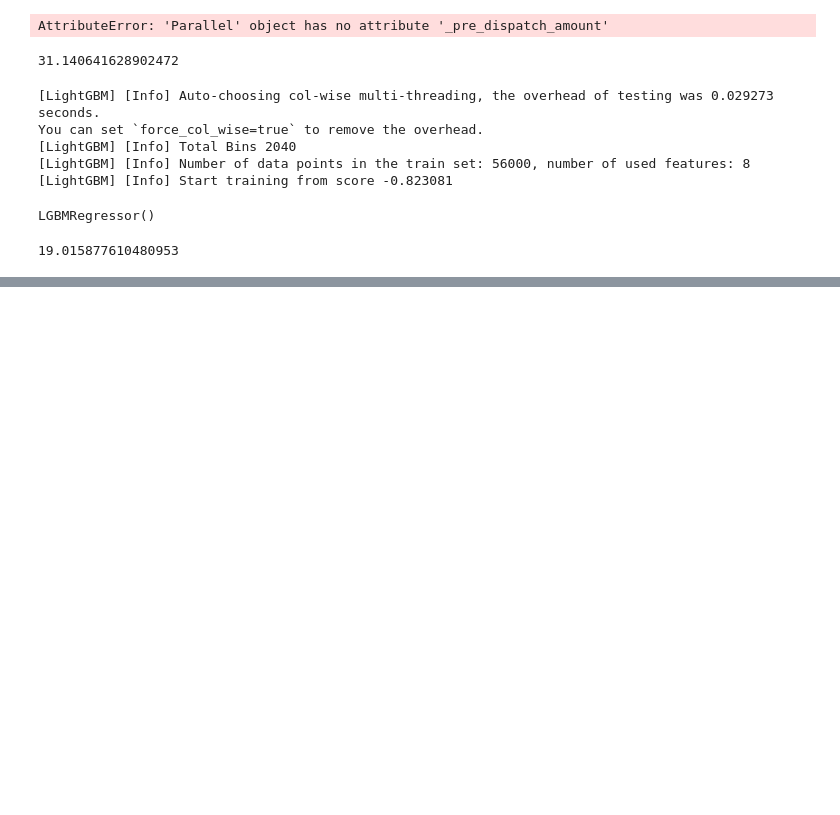
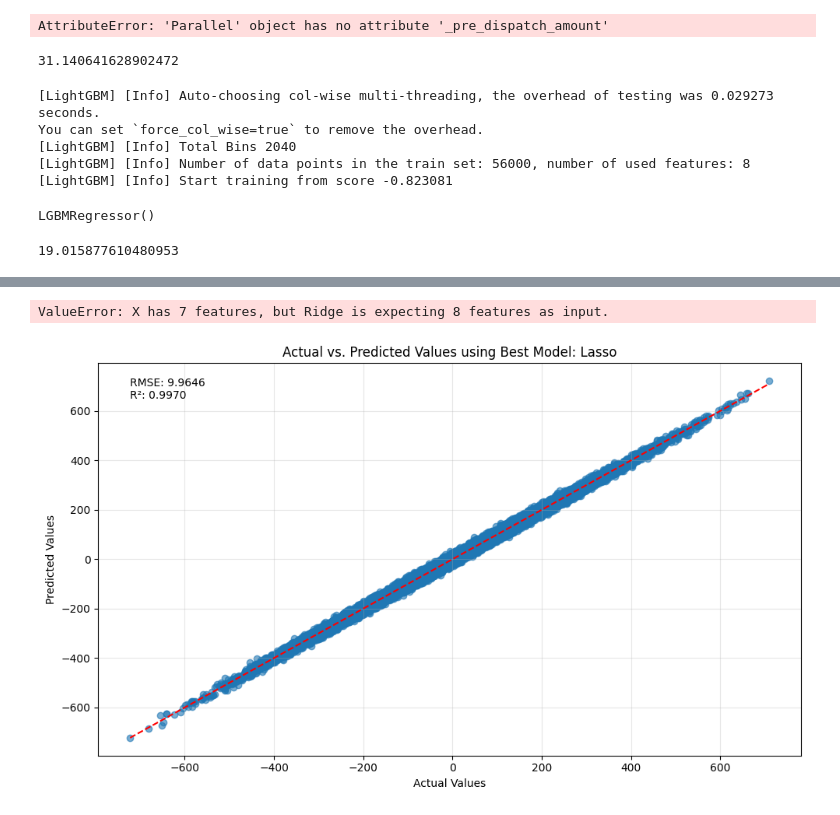
Before and after one commit to dead-si1ence/the-data-diaries, a Jupyter notebook: main.ipynb, the cells around one changed output, grey strips where cells are left out. Saved outputs shown, nothing was run; the diff lists cells and outputs as text; code cells hidden in the pictures; blank space fills up the shorter version.

```diff
--- a/main.ipynb
+++ b/main.ipynb
@@ -185,0 +588,26 @@ cross_val_score, KFold, GridSearchCV, RandomizedSearchCV
+# %%
+dfTest = pd.read_csv("test.csv")
+dfTest
+
+yTestPred = best_model.predict(dfTest.drop(columns=['ID']))
+yTestPred
+
+dfTestPred = pd.DataFrame({"ID": dfTest["ID"], "target": yTestPred})
+dfTestPred
+
+dfTestPred.to_csv("submission.csv", index=False)
+# %% [output]
+ValueError: X has 7 features, but Ridge is expecting 8 features as input.
+# %%
+plt.figure(figsize=(10, 6))
+plt.scatter(y_test, best_y_pred, alpha=0.6)
+plt.plot([min(y_test), max(y_test)], [min(y_test), max(y_test)], color='red', linestyle='--')
+plt.xlabel('Actual Values')
+plt.ylabel('Predicted Values')
+plt.title(f'Actual vs. Predicted Values using Best Model: {best_model_type}')
+plt.grid(alpha=0.3)
+plt.text(min(y_test), max(best_y_pred)*0.9, f'RMSE: {best_rmse:.4f}\nR²: {best_r2:.4f}')
+plt.tight_layout()
+plt.show()
+# %% [output]
+[figure, added]
```
Also changed, not shown: parts of 36 cells of this notebook, 5 other files.
